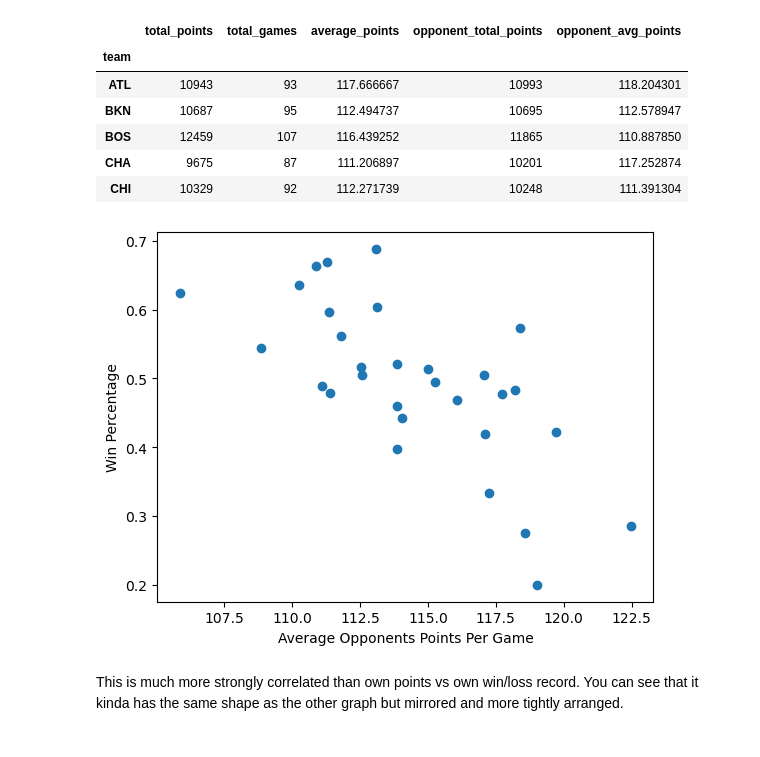
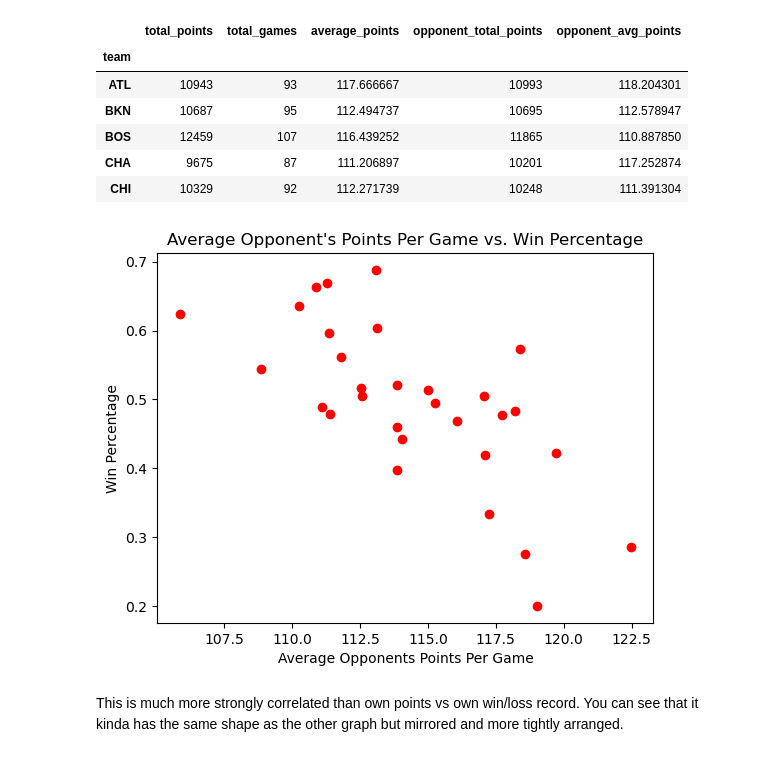
Before and after one commit to dlesueur/386Project, a Jupyter notebook: EDA.ipynb, the cells around one changed output. Cells and saved outputs as stored; diff of their text form; code cells hidden in the pictures.

```diff
--- a/EDA.ipynb
+++ b/EDA.ipynb
@@ -151,12 +153,13 @@ for index, row in games.iterrows():
         team_stats.loc[visitor_team, 'wins'] += 1
 team_stats['win_pct'] = team_stats['wins'] / team_stats['total_games']
 # %%
-plt.scatter(team_stats['opponent_avg_points'], team_stats['win_pct'])
+plt.scatter(team_stats['opponent_avg_points'], team_stats['win_pct'], color = "red")
 plt.xlabel('Average Opponents Points Per Game')
 plt.ylabel('Win Percentage')
+plt.title('Average Opponent\'s Points Per Game vs. Win Percentage')
 plt.show()
 # %% [output]
-[figure, old version]
+[figure, new version]
 # %% [markdown]
 This is much more strongly correlated than own points vs own win/loss record. You can see that it kinda has the same shape as the other graph but mirrored and more tightly arranged.
 # %% [markdown]
```
Also changed, not shown: parts of 17 cells of this notebook, 8 other files.
